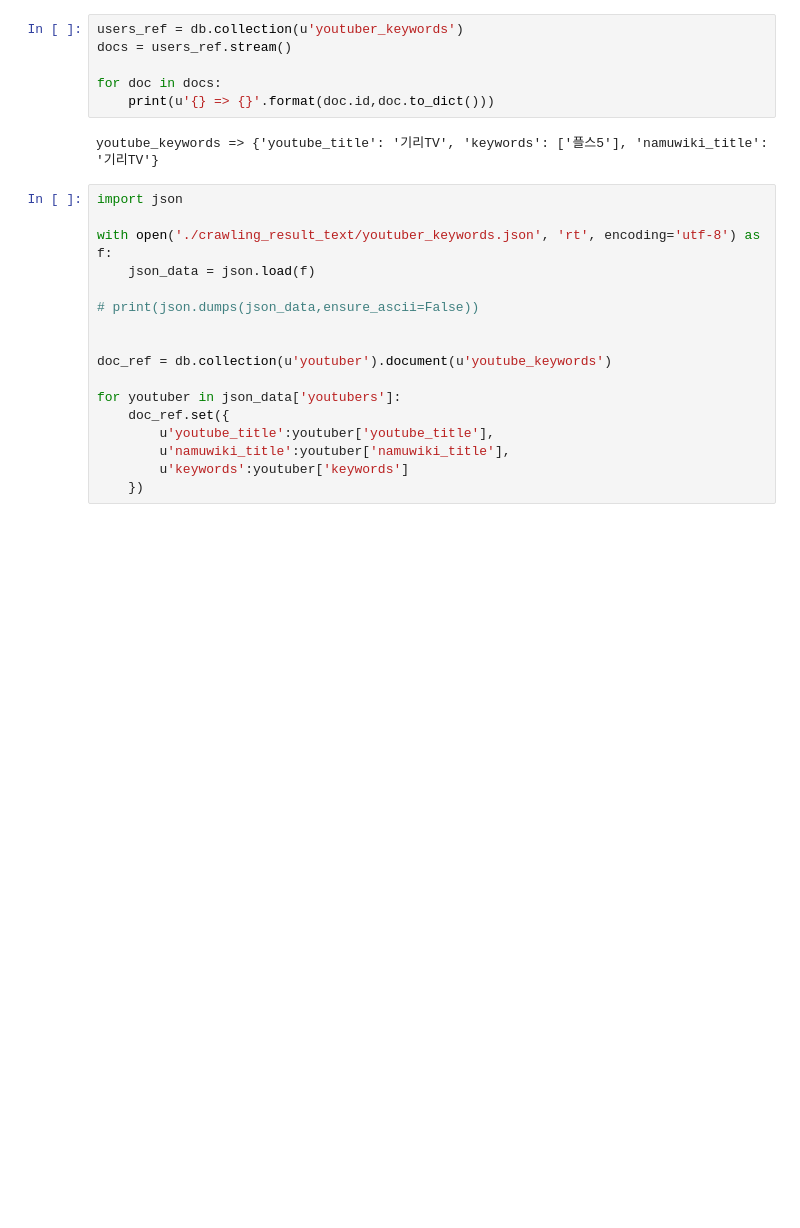
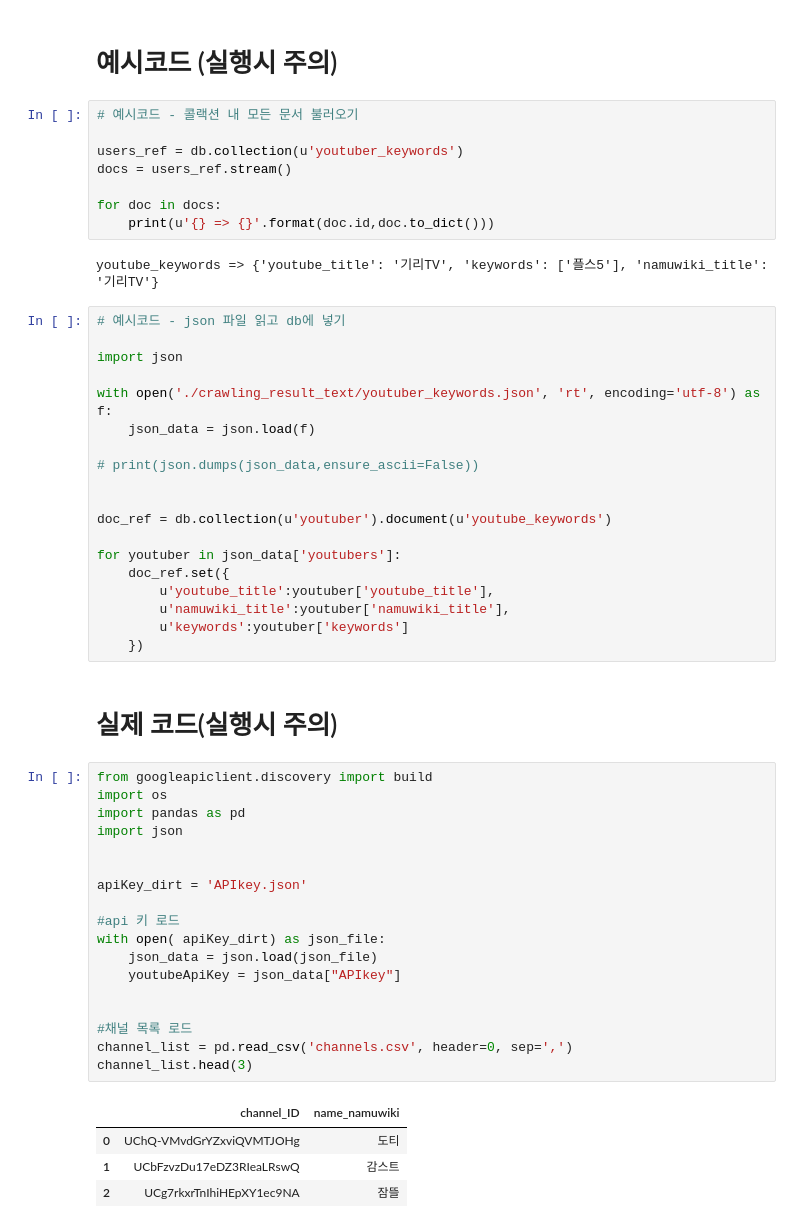
Before and after one commit to kanghohyeong/spark-youtubersearch, a Jupyter notebook: crawler/firebase-connect.ipynb, the cells around one changed output. Drawn from its saved outputs; the diff is of its cells as text; blank space fills up the shorter version.

```diff
--- a/crawler/firebase-connect.ipynb
+++ b/crawler/firebase-connect.ipynb
@@ -14,4 +51,8 @@ db = firestore.client()
+# %% [markdown]
+# 예시코드 (실행시 주의)
 # %%
+# 예시코드 - 콜랙션 내 모든 문서 불러오기
+
 users_ref = db.collection(u'youtuber_keywords')
 docs = users_ref.stream()
 
@@ -20,6 +61,8 @@ for doc in docs:
 # %% [output]
 youtube_keywords => {'youtube_title': '기리TV', 'keywords': ['플스5'], 'namuwiki_title': '기리TV'}
 # %%
+# 예시코드 - json 파일 읽고 db에 넣기
+
 import json
 
 with open('./crawling_result_text/youtuber_keywords.json', 'rt', encoding='utf-8') as f:
@@ -36,3 +79,28 @@ for youtuber in json_data['youtubers']:
         u'namuwiki_title':youtuber['namuwiki_title'],
         u'keywords':youtuber['keywords']
     })
+# %% [markdown]
+# 실제 코드(실행시 주의)
+# %%
+from googleapiclient.discovery import build
+import os
+import pandas as pd
+import json
+
+
+apiKey_dirt = 'APIkey.json'
+
+#api 키 로드
+with open( apiKey_dirt) as json_file:
+    json_data = json.load(json_file)
+    youtubeApiKey = json_data["APIkey"]
+
+
+#채널 목록 로드
+channel_list = pd.read_csv('channels.csv', header=0, sep=',')
+channel_list.head(3)
+# %% [output]
+|  | channel_ID | name_namuwiki |
+| 0 | UChQ-VMvdGrYZxviQVMTJOHg | 도티 |
+| 1 | UCbFzvzDu17eDZ3RIeaLRswQ | 감스트 |
+| 2 | UCg7rkxrTnIhiHEpXY1ec9NA | 잠뜰 |
```
Also changed, not shown: parts of 5 cells of this notebook, 2 other files.
